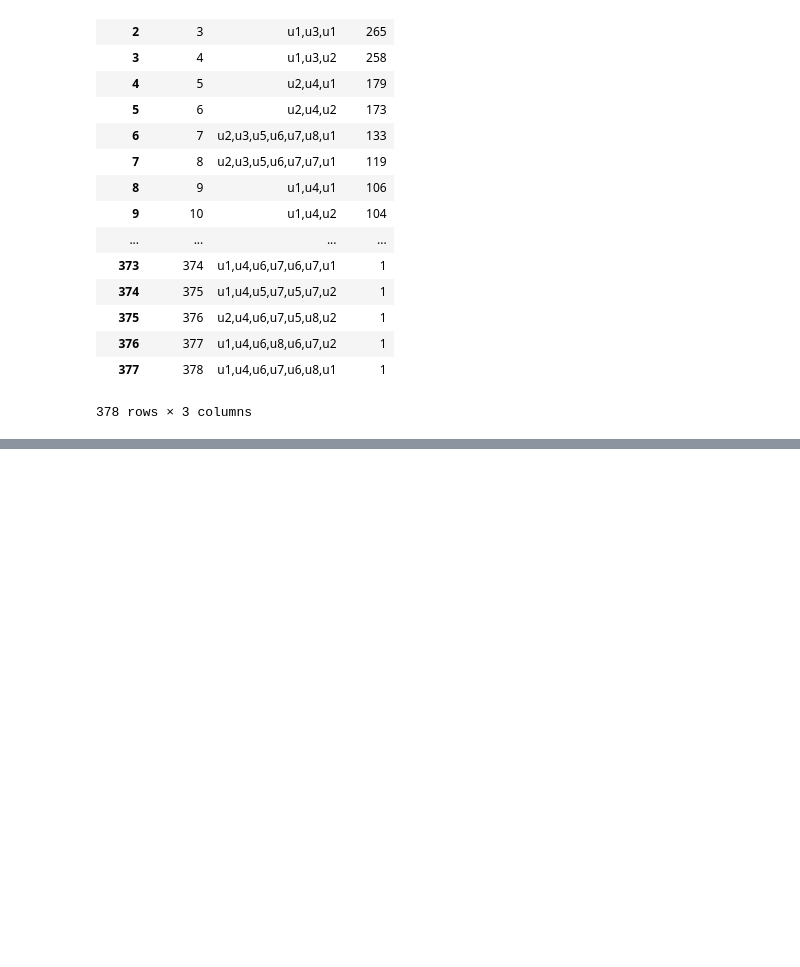
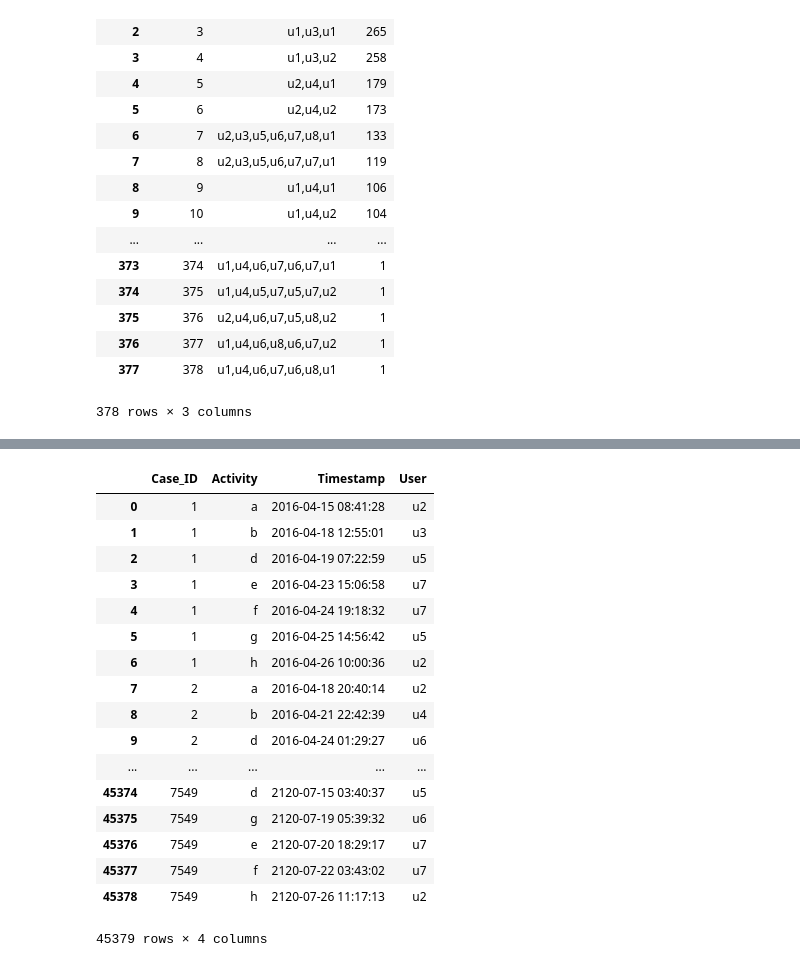
Before and after one commit to nkwachiabel/Process-Mining-A-Primer, a Jupyter notebook: Process Mining 2.ipynb, the cells around one changed output, grey strips where cells are left out. Cells and saved outputs as stored; diff of their text form; code cells hidden in the pictures; blank space fills up the shorter version.

```diff
--- a/Process Mining 2.ipynb
+++ b/Process Mining 2.ipynb
@@ -129,0 +341,26 @@ df_pivot_2.to_csv('Case_Count_2.csv', index=False)
+# %%
+#DF NODE
+df_node = df.copy()
+df_node = df_node[['Case_ID','Activity','Timestamp','User']]
+df_node = df_node.sort_values(by=['Case_ID','Timestamp','Activity'],ascending=True).reset_index(drop=True)
+
+df_node
+# %% [output]
+|  | Case_ID | Activity | Timestamp | User |
+| 0 | 1 | a | 2016-04-15 08:41:28 | u2 |
+| 1 | 1 | b | 2016-04-18 12:55:01 | u3 |
+| 2 | 1 | d | 2016-04-19 07:22:59 | u5 |
+| 3 | 1 | e | 2016-04-23 15:06:58 | u7 |
+| 4 | 1 | f | 2016-04-24 19:18:32 | u7 |
+| 5 | 1 | g | 2016-04-25 14:56:42 | u5 |
+| 6 | 1 | h | 2016-04-26 10:00:36 | u2 |
+| 7 | 2 | a | 2016-04-18 20:40:14 | u2 |
+| 8 | 2 | b | 2016-04-21 22:42:39 | u4 |
+| 9 | 2 | d | 2016-04-24 01:29:27 | u6 |
+| ... | ... | ... | ... | ... |
+| 45374 | 7549 | d | 2120-07-15 03:40:37 | u5 |
+| 45375 | 7549 | g | 2120-07-19 05:39:32 | u6 |
+| 45376 | 7549 | e | 2120-07-20 18:29:17 | u7 |
+| 45377 | 7549 | f | 2120-07-22 03:43:02 | u7 |
+| 45378 | 7549 | h | 2120-07-26 11:17:13 | u2 |
+45379 rows × 4 columns
```
Also changed, not shown: parts of 18 cells of this notebook, 2 other files.
